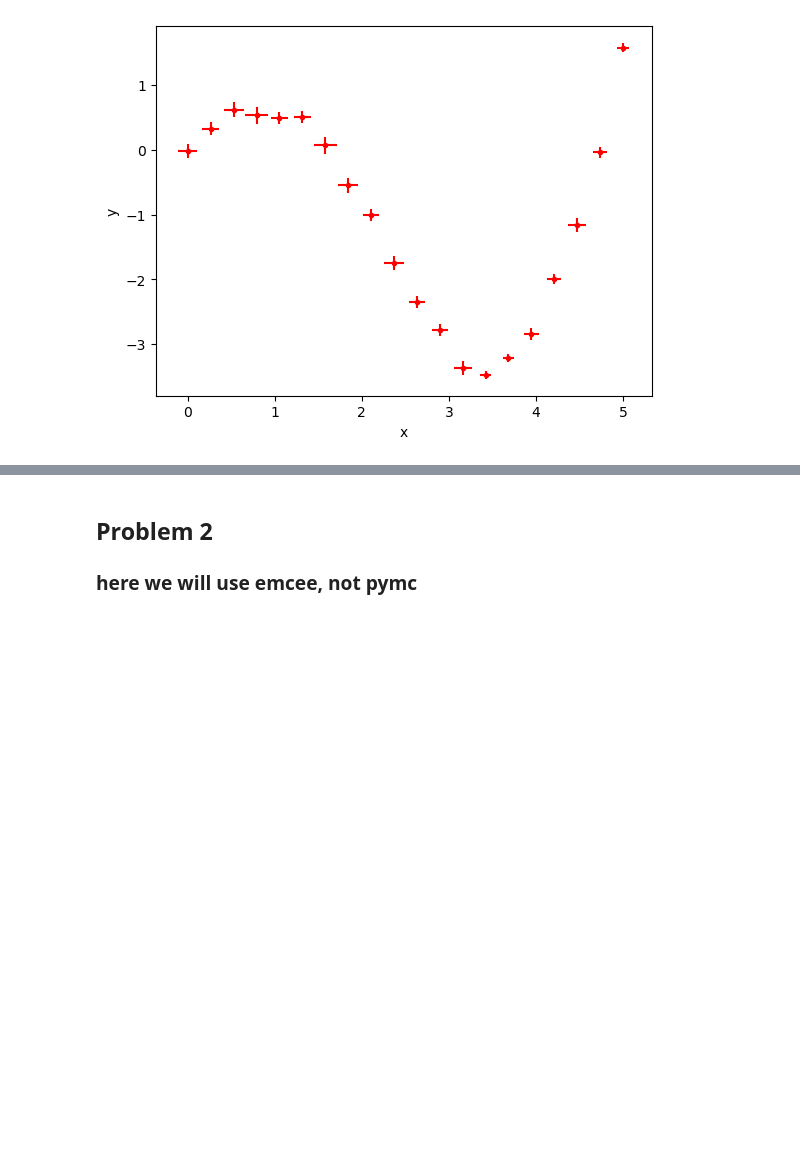
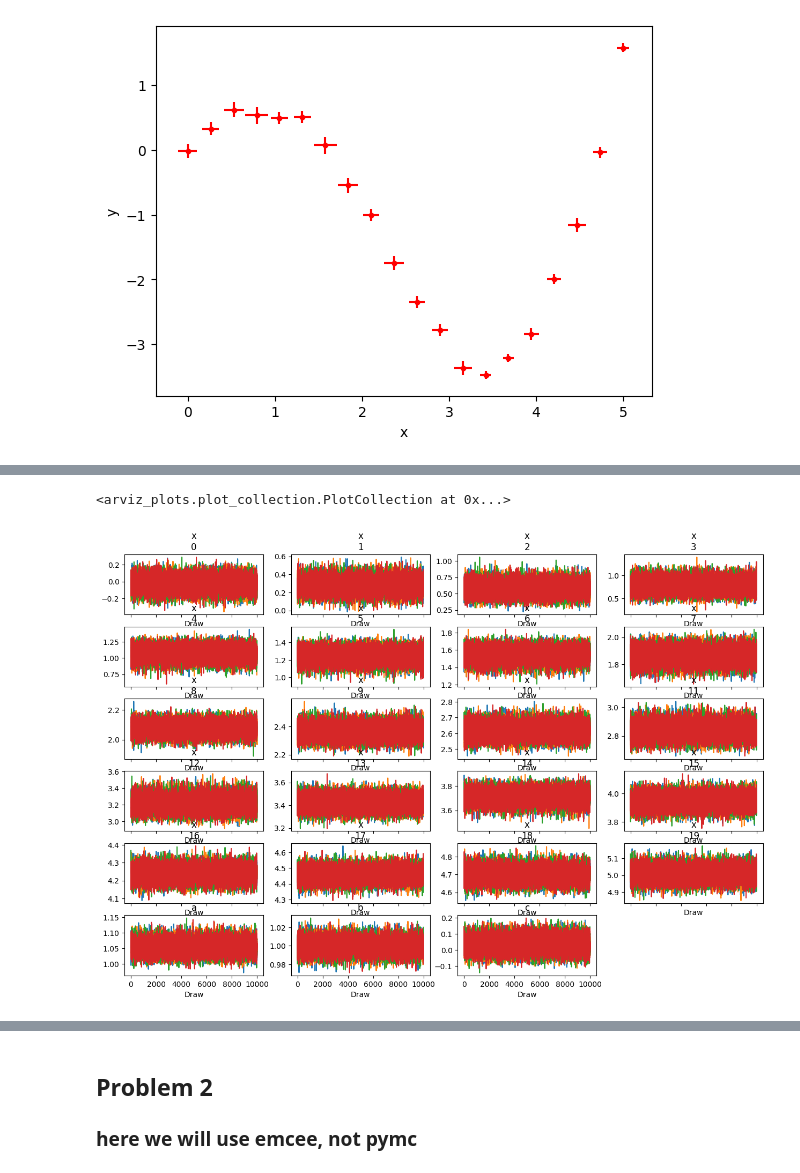
Before and after one commit to jackey-fang/astr-324-s26, a Jupyter notebook: homeworks/Astr324-S26-HW3.ipynb, the cells around one changed output, grey strips where cells are left out. Drawn from its saved outputs; the diff is of its cells as text; code cells hidden in the pictures; blank space fills up the shorter version.

```diff
--- a/homeworks/Astr324-S26-HW3.ipynb
+++ b/homeworks/Astr324-S26-HW3.ipynb
@@ -105,0 +104,41 @@ plt.show()
+# %%
+# model to fit
+def my_model(x, a, b, c):
+    return a * x * np.cos(b*x) + c
+
+
+def my_MCMC(xObs, yObs, xErr, yErr, doXerror=True, draws=10000, tune=1000):
+
+    with pm.Model() as model:
+
+        # 1) priors
+        a = pm.Uniform('a', thetaMin[0], thetaMax[0])
+        b = pm.Uniform('b', thetaMin[1], thetaMax[1])
+        c = pm.Uniform('c', thetaMin[2], thetaMax[2])
+
+        # 2) latent variable for x-error
+        if doXerror:
+            xLatent = pm.Normal('x', mu=xObs, sigma=xErr, shape=xObs.shape)
+        else:
+            xLatent = xObs
+
+        # 3) likelihood
+        mu = my_model(xLatent, a, b, c)
+
+        y = pm.Normal('y', mu=mu, sigma=yErr, observed=yObs)
+
+        # sampling
+        idata = pm.sample(draws=draws, tune=tune, random_seed=123, return_inferencedata=True)
+
+    return idata
+# %%
+# obtain MCMC results
+my_traces = my_MCMC(xObs, yObs, xErr, yErr, doXerror=True, draws=10000, tune=1000)
+
+# compute summary statistics
+summary = az.summary(my_traces, var_names=['a', 'b', 'c'], ci_prob=0.95)
+
+# best-fit parameters
+bf = summary["mean"]
+
+print(bf)
@@ -105,0 +156,5 @@ plt.show()
+# %%
+az.plot_trace(my_traces)
+# %% [output]
+<arviz_plots.plot_collection.PlotCollection at 0x...>
+[figure, added]
```
Also changed, not shown: parts of 19 cells of this notebook, 1 other file.
